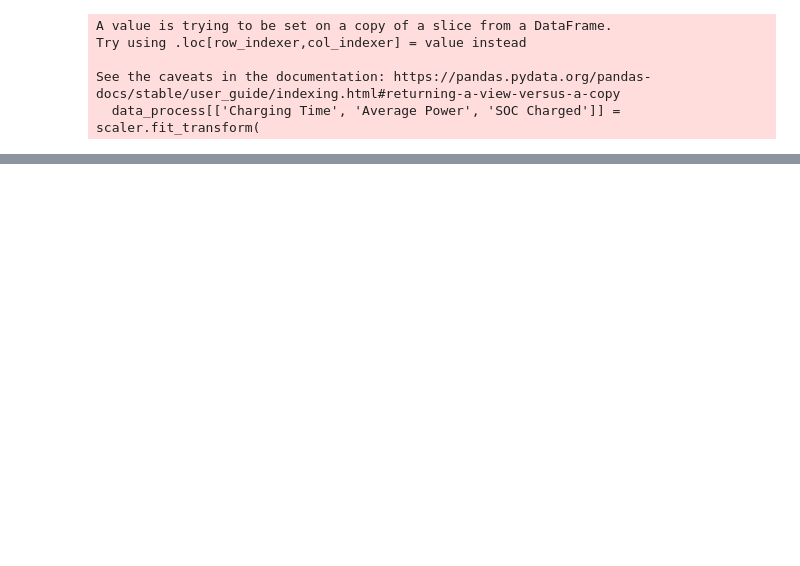
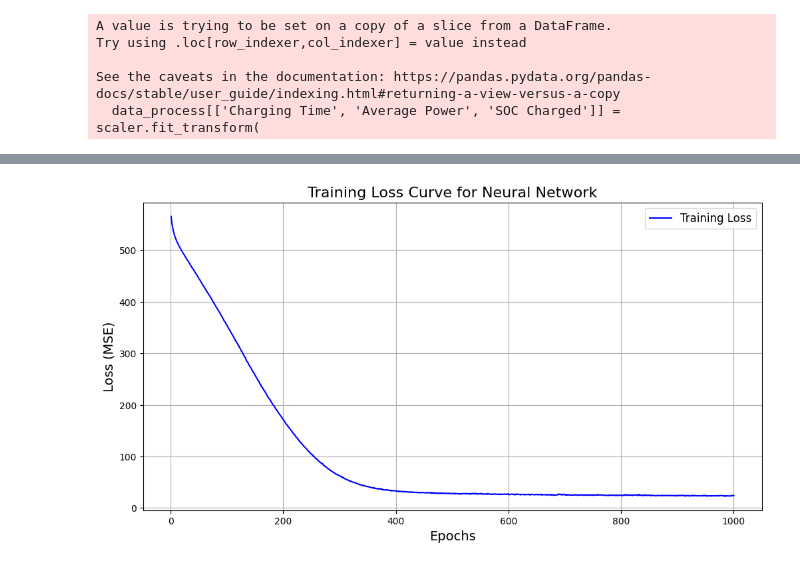
Before and after one commit to TrungDat2112/Machine_project, a Jupyter notebook: model.ipynb, the cells around one changed output, grey strips where cells are left out. Drawn from its saved outputs; the diff is of its cells as text; code cells hidden in the pictures; blank space fills up the shorter version.

```diff
--- a/model.ipynb
+++ b/model.ipynb
@@ -1,7 +1,9 @@
 # %%
 import pandas as pd
-data_1 = pd.read_csv('updated_ev_data.csv')
+data = pd.read_csv('ev_data.csv')
 data_2 = pd.read_csv('processed_ev_data.csv')
+# %%
+data_1 = data[:13152]
 # %%
 data_1.info()
 data_2.info()
@@ -263,6 +295,7 @@ input_size = X.shape[1]
 model = EnergyDNN(input_size)
 criterion = nn.MSELoss()
 optimizer = optim.Adam(model.parameters(), lr=0.001)
+train_losses = []
 
 epochs = 1000
 for epoch in range(epochs):
@@ -272,6 +305,8 @@ for epoch in range(epochs):
     loss = criterion(y_pred, y_train.dataset)
     loss.backward()
     optimizer.step()
+
+    train_losses.append(loss.item())
 
     if (epoch + 1) % 100 == 0:
         print(f"Epoch [{epoch + 1}/{epochs}], Loss: {loss.item():.4f}")
@@ -284,6 +319,14 @@ r2 = r2_score(y_test.dataset, y_pred)
 print("Neural Network Model Evaluation:")
 print(f"Mean Squared Error (MSE): {mse}")
 print(f"R-squared (R2 Score): {r2}")
+plt.figure(figsize=(12, 6))
+plt.plot(range(1, epochs + 1), train_losses, label="Training Loss", color="blue")
+plt.title("Training Loss Curve for Neural Network", fontsize=16)
+plt.xlabel("Epochs", fontsize=14)
+plt.ylabel("Loss (MSE)", fontsize=14)
+plt.legend(fontsize=12)
+plt.grid(True)
+plt.show()
 # %% [output]
 A value is trying to be set on a copy of a slice from a DataFrame.
 Try using .loc[row_indexer,col_indexer] = value instead
@@ -306,3 +349,4 @@ R-squared (R2 Score): 0.9222753047943115
+[figure, added]
 # %%
 data_1[['Charging Time', 'Average Power', 'SOC Charged']] = scaler.fit_transform(
     data_1[['Charging Time', 'Average Power', 'SOC Charged']]
```
Also changed, not shown: parts of 16 cells of this notebook, 7 other files.
